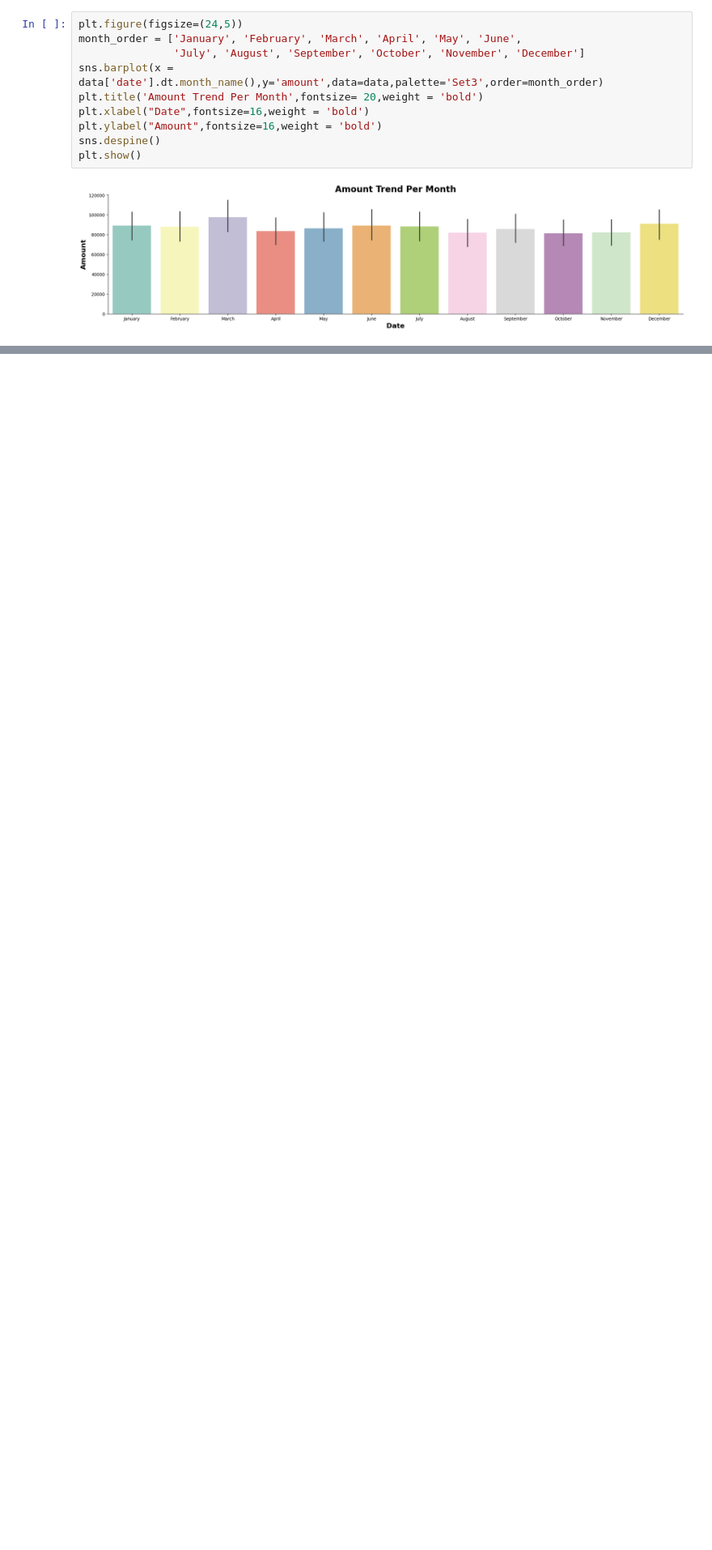
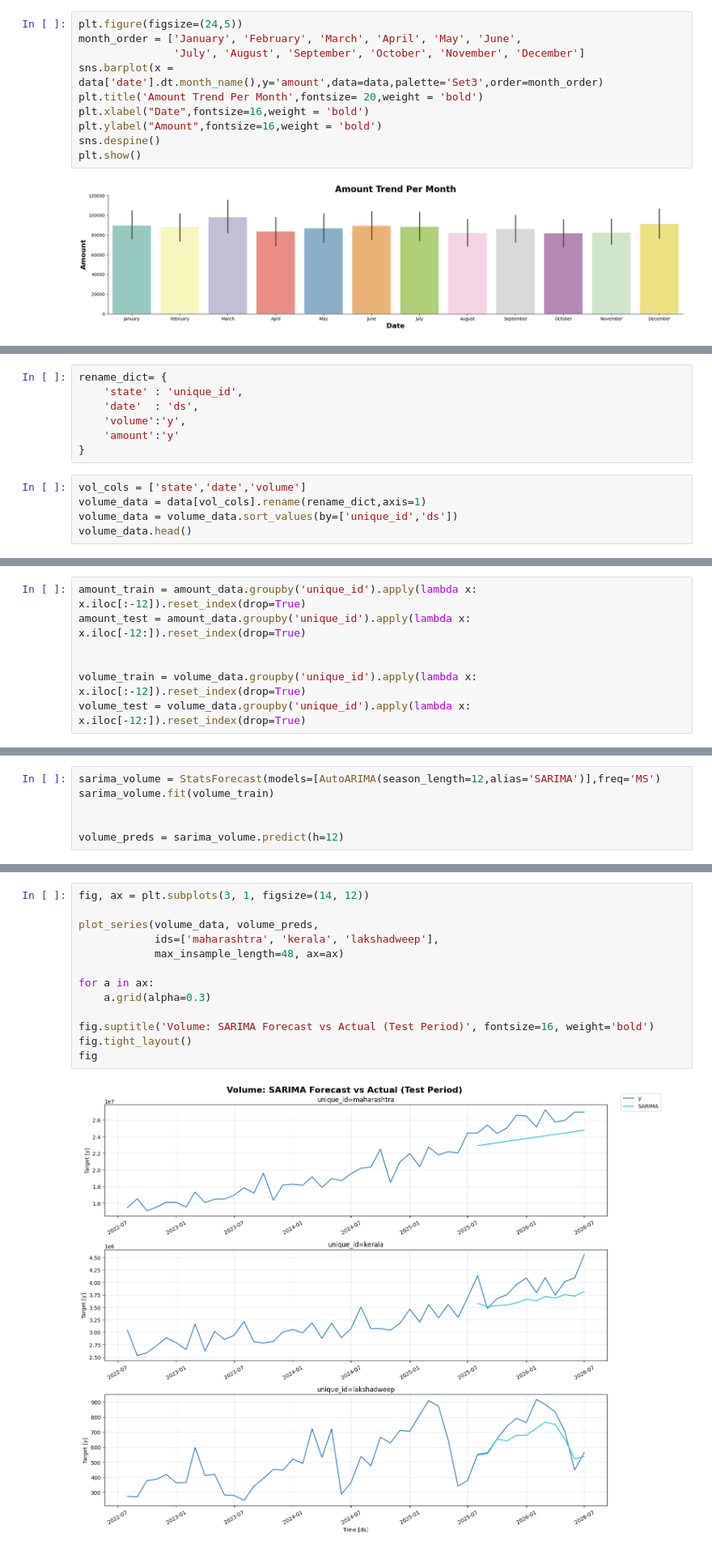
Before and after one commit to IamRaNo/india-logistics-hub-optimizer, a Jupyter notebook: jupyter notebooks/01_forecasting.ipynb, the cells around one changed output, grey strips where cells are left out. Shown at 81% size. Cells and saved outputs as stored; diff of their text form; blank space fills up the shorter version.

Commit message:
initial forecasting done

```diff
--- a/jupyter notebooks/01_forecasting.ipynb
+++ b/jupyter notebooks/01_forecasting.ipynb
@@ -388,0 +444,12 @@ plt.show()
+# %%
+rename_dict= {
+    'state' : 'unique_id',
+    'date'  : 'ds',
+    'volume':'y',
+    'amount':'y'
+}
+# %%
+vol_cols = ['state','date','volume']
+volume_data = data[vol_cols].rename(rename_dict,axis=1)
+volume_data = volume_data.sort_values(by=['unique_id','ds'])
+volume_data.head()
@@ -388,0 +475,7 @@ plt.show()
+# %%
+amount_train = amount_data.groupby('unique_id').apply(lambda x: x.iloc[:-12]).reset_index(drop=True)
+amount_test = amount_data.groupby('unique_id').apply(lambda x: x.iloc[-12:]).reset_index(drop=True)
+
+
+volume_train = volume_data.groupby('unique_id').apply(lambda x: x.iloc[:-12]).reset_index(drop=True)
+volume_test = volume_data.groupby('unique_id').apply(lambda x: x.iloc[-12:]).reset_index(drop=True)
@@ -388,0 +522,6 @@ plt.show()
+# %%
+sarima_volume = StatsForecast(models=[AutoARIMA(season_length=12,alias='SARIMA')],freq='MS')
+sarima_volume.fit(volume_train)
+
+
+volume_preds = sarima_volume.predict(h=12)
@@ -388,0 +534,15 @@ plt.show()
+# %%
+fig, ax = plt.subplots(3, 1, figsize=(14, 12))
+
+plot_series(volume_data, volume_preds,
+            ids=['maharashtra', 'kerala', 'lakshadweep'],
+            max_insample_length=48, ax=ax)
+
+for a in ax:
+    a.grid(alpha=0.3)
+
+fig.suptitle('Volume: SARIMA Forecast vs Actual (Test Period)', fontsize=16, weight='bold')
+fig.tight_layout()
+fig
+# %% [output]
+[figure, added]
```
Also changed, not shown: parts of 21 cells of this notebook, 2 other files.
